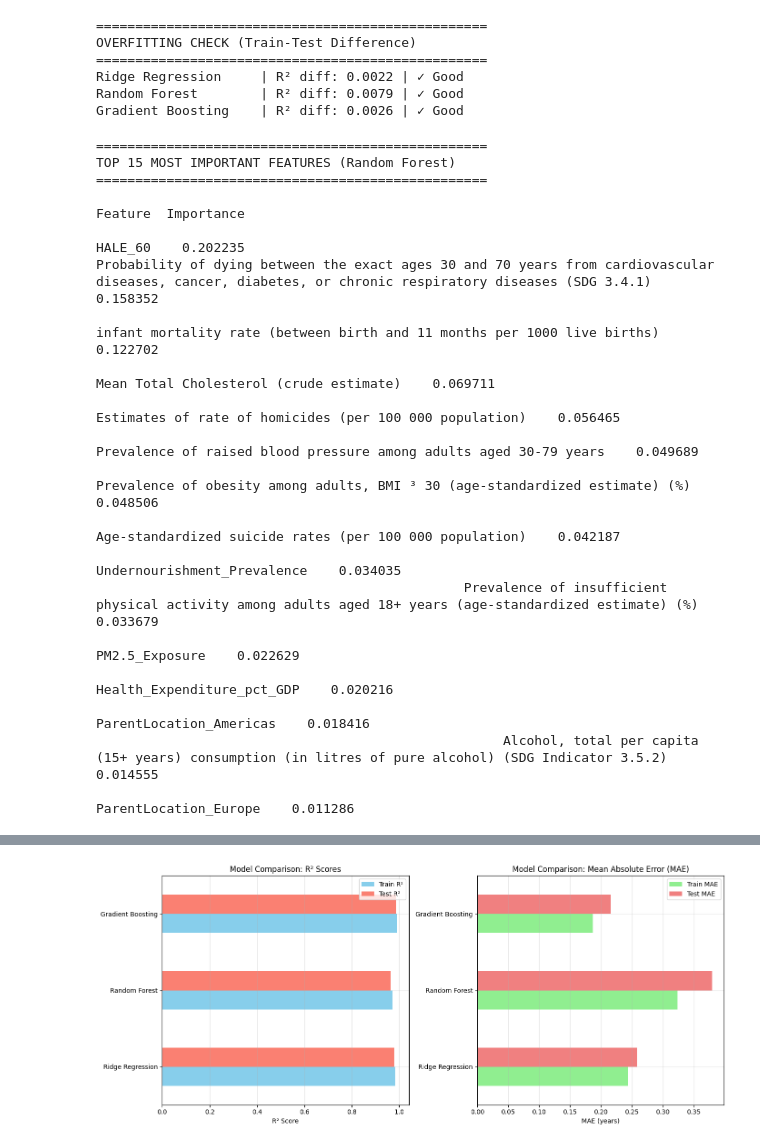
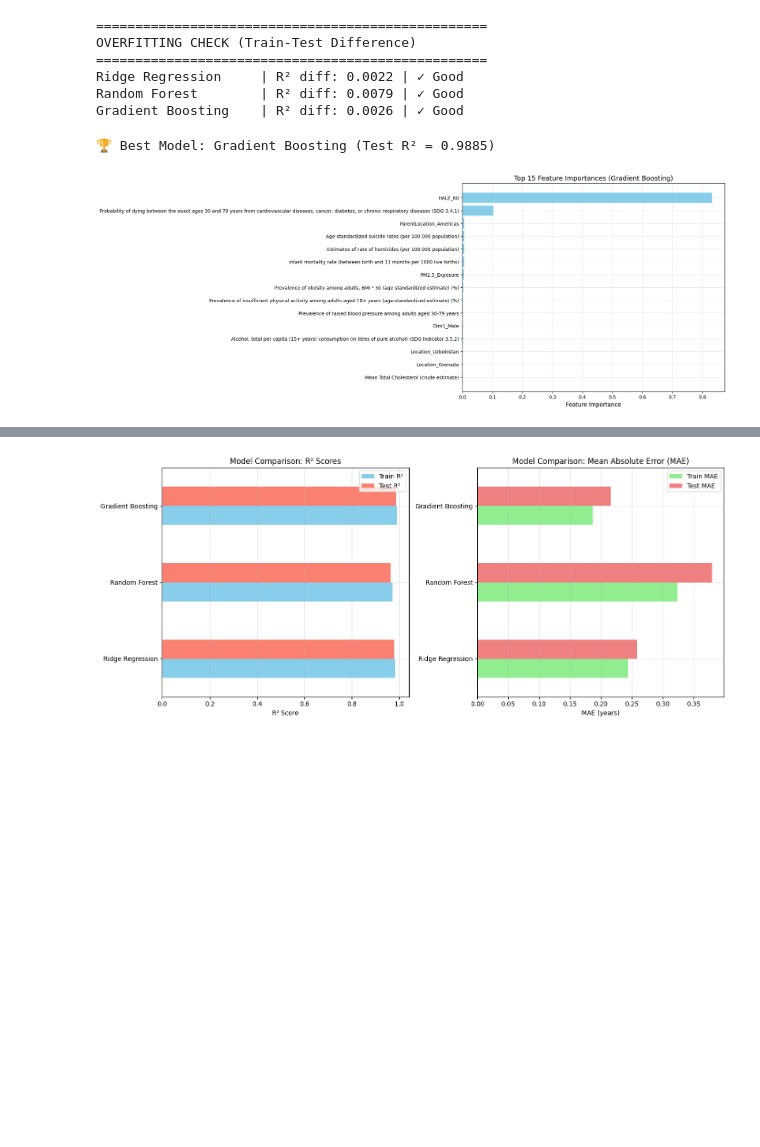
Before and after one commit to HALA-Prediction-466/HALE-prediction, a Jupyter notebook: code/model_training_and_evaluation.ipynb, the cells around one changed output, grey strips where cells are left out. Cells and saved outputs as stored; diff of their text form; code cells hidden in the pictures; blank space fills up the shorter version.

```diff
--- a/code/model_training_and_evaluation.ipynb
+++ b/code/model_training_and_evaluation.ipynb
@@ -184,33 +184,53 @@ Ridge Regression     | R² diff: 0.0022 | ✓ Good
 Random Forest        | R² diff: 0.0079 | ✓ Good
 Gradient Boosting    | R² diff: 0.0026 | ✓ Good
 # %%
-# ============= 9. Most important variables =============
-feature_importance_df = pd.DataFrame({
-    'Feature': X_train.columns,
-    'Importance': rf_model.feature_importances_
-}).sort_values(by='Importance', ascending=False)
+# ============= 9. MOST IMPORTANT VARIABLES (BEST MODEL) =============
 
-print("\n" + "="*50)
-print("TOP 15 MOST IMPORTANT FEATURES (Random Forest)")
-print("="*50)
-print(feature_importance_df.head(15).to_string(index=False))
+# Find best model based on Test R²
+best_model_name = max(model_results, key=lambda x: model_results[x]['Test R²'])
+print(f"\n🏆 Best Model: {best_model_name} (Test R² = {model_results[best_model_name]['Test R²']:.4f})")
+
+# Extract importance from best model
+if best_model_name == 'Random Forest':
+    best_model = rf_model
+    importance = best_model.feature_importances_
+    importance_type = "Feature Importance"
+elif best_model_name == 'Gradient Boosting':
+    best_model = gbr_model
+    importance = best_model.feature_importances_
+    importance_type = "Feature Importance"
+elif best_model_name == 'Ridge Regression':
+    best_model = ridge_model
+    importance = np.abs(best_model.coef_)
+    importance_type = "|Coefficient|"
+else:
+    importance = None
+    importance_type = "Unknown"
+
+# Feature importance plot for BEST model
+plt.figure(figsize=(10, 8))
+
+if importance is not None:
+    feature_importance_df = pd.DataFrame({
+        'Feature': X_train.columns,
+        'Importance': importance
+    }).sort_values(by='Importance', ascending=False)
+
+    plt.barh(feature_importance_df['Feature'][:15], feature_importance_df['Importance'][:15], color='skyblue')
+    plt.title(f'Top 15 Feature Importances ({best_model_name})', fontsize=14)
+    plt.xlabel(importance_type, fontsize=12)
+    plt.gca().invert_yaxis()
+    plt.grid(True, alpha=0.3)
+    plt.tight_layout()
+    plt.show()
+
+    # Also print the values
+    print("\n" + "="*50)
+    print(f"TOP 15 MOST IMPORTANT FEATURES ({best_model_name})")
+    print("="*50)
+    print(feature_importance_df.head(15).to_string(index=False))
+else:
+    print(f"⚠️ Cannot extract feature importance for {best_model_name}")
 # %% [output]
-==================================================
-TOP 15 MOST IMPORTANT FEATURES (Random Forest)
-==================================================
-                                                                                                                                                Feature  Importance
-                                                                                                                                                HALE_60    0.202235
-Probability of dying between the exact ages 30 and 70 years from cardiovascular diseases, cancer, diabetes, or chronic respiratory diseases (SDG 3.4.1)    0.158352
-                                                                               infant mortality rate (between birth and 11 months per 1000 live births)    0.122702
-                                                                                                                Mean Total Cholesterol (crude estimate)    0.069711
-                                                                                                Estimates of rate of homicides (per 100 000 population)    0.056465
-                                                                                      Prevalence of raised blood pressure among adults aged 30-79 years    0.049689
-                                                                           Prevalence of obesity among adults, BMI ³ 30 (age-standardized estimate) (%)    0.048506
-                                                                                                Age-standardized suicide rates (per 100 000 population)    0.042187
-                                                                                                                            Undernourishment_Prevalence    0.034035
-                                               Prevalence of insufficient physical activity among adults aged 18+ years (age-standardized estimate) (%)    0.033679
-                                                                                                                                         PM2.5_Exposure    0.022629
-                                                                                                                             Health_Expenditure_pct_GDP    0.020216
-                                                                                                                                ParentLocation_Americas    0.018416
-                                                    Alcohol, total per capita (15+ years) consumption (in litres of pure alcohol) (SDG Indicator 3.5.2)    0.014555
-                                                                                                                                  ParentLocation_Europe    0.011286
+🏆 Best Model: Gradient Boosting (Test R² = 0.9885)
+[figure, added]
```
Also changed, not shown: parts of 2 cells of this notebook.
